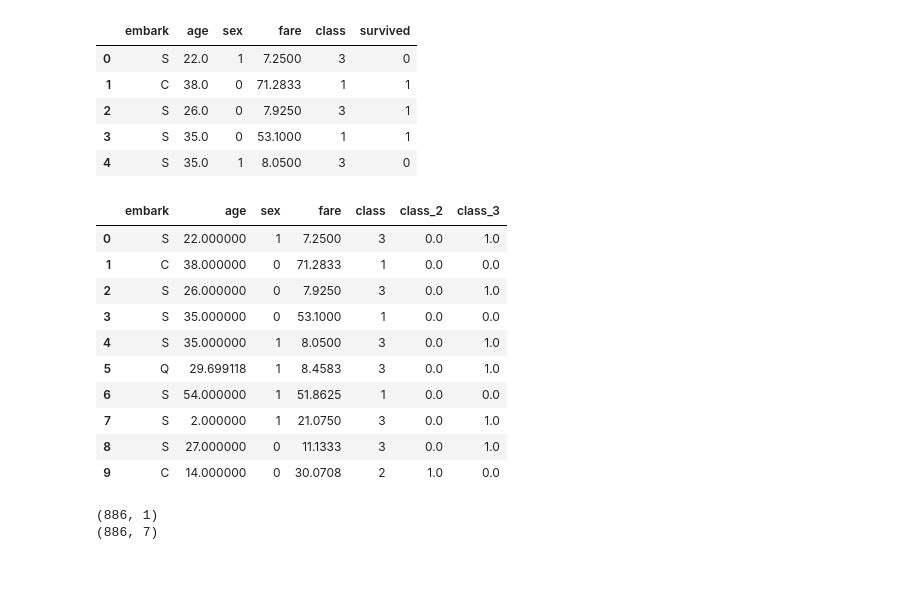
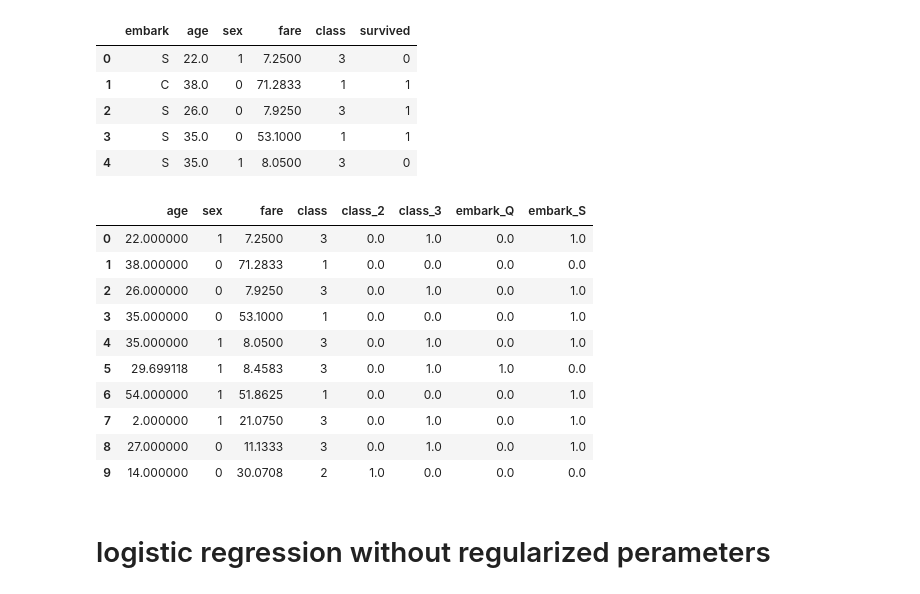
Before and after one commit to sakib-hasan-11/Titanic-survival-prediction-, a Jupyter notebook: titanic survival prediction.ipynb, the cells around one changed output. Drawn from its saved outputs; the diff is of its cells as text; code cells hidden in the pictures.

```diff
--- a/titanic survival prediction.ipynb
+++ b/titanic survival prediction.ipynb
@@ -112,30 +115,25 @@ x.drop('survived',axis=1,inplace=True)
 # %%
 # hot_encoding the class columns
 encode = OneHotEncoder(drop='first',sparse_output=False)
-encoded = encode.fit_transform(x[['class']])
-class_df = pd.DataFrame(encoded,columns=encode.get_feature_names_out(['class']))
+encoded = encode.fit_transform(x[['class','embark']])
+class_df = pd.DataFrame(encoded,columns=encode.get_feature_names_out(['class','embark']))
 class_df.reset_index(drop=True, inplace=True)
 x = x.reset_index(drop=True)
 features = pd.concat([x,class_df],axis= 1 )
+features.drop('embark',axis=1,inplace=True) # after encding delteing the categorical columns
 features.head(10)
 # %% [output]
-|  | embark | age | sex | fare | class | class_2 | class_3 |
-| 0 | S | 22.000000 | 1 | 7.2500 | 3 | 0.0 | 1.0 |
-| 1 | C | 38.000000 | 0 | 71.2833 | 1 | 0.0 | 0.0 |
-| 2 | S | 26.000000 | 0 | 7.9250 | 3 | 0.0 | 1.0 |
-| 3 | S | 35.000000 | 0 | 53.1000 | 1 | 0.0 | 0.0 |
-| 4 | S | 35.000000 | 1 | 8.0500 | 3 | 0.0 | 1.0 |
-| 5 | Q | 29.699118 | 1 | 8.4583 | 3 | 0.0 | 1.0 |
-| 6 | S | 54.000000 | 1 | 51.8625 | 1 | 0.0 | 0.0 |
-| 7 | S | 2.000000 | 1 | 21.0750 | 3 | 0.0 | 1.0 |
-| 8 | S | 27.000000 | 0 | 11.1333 | 3 | 0.0 | 1.0 |
-| 9 | C | 14.000000 | 0 | 30.0708 | 2 | 1.0 | 0.0 |
+|  | age | sex | fare | class | class_2 | class_3 | embark_Q | embark_S |
+| 0 | 22.000000 | 1 | 7.2500 | 3 | 0.0 | 1.0 | 0.0 | 1.0 |
+| 1 | 38.000000 | 0 | 71.2833 | 1 | 0.0 | 0.0 | 0.0 | 0.0 |
+| 2 | 26.000000 | 0 | 7.9250 | 3 | 0.0 | 1.0 | 0.0 | 1.0 |
+| 3 | 35.000000 | 0 | 53.1000 | 1 | 0.0 | 0.0 | 0.0 | 1.0 |
+| 4 | 35.000000 | 1 | 8.0500 | 3 | 0.0 | 1.0 | 0.0 | 1.0 |
+| 5 | 29.699118 | 1 | 8.4583 | 3 | 0.0 | 1.0 | 1.0 | 0.0 |
+| 6 | 54.000000 | 1 | 51.8625 | 1 | 0.0 | 0.0 | 0.0 | 1.0 |
+| 7 | 2.000000 | 1 | 21.0750 | 3 | 0.0 | 1.0 | 0.0 | 1.0 |
+| 8 | 27.000000 | 0 | 11.1333 | 3 | 0.0 | 1.0 | 0.0 | 1.0 |
+| 9 | 14.000000 | 0 | 30.0708 | 2 | 1.0 | 0.0 | 0.0 | 0.0 |
-# %%
-print(y.shape)
-print(features.shape)
-# %% [output]
-(886, 1)
-(886, 7)
 # %%
 from sklearn.model_selection import train_test_split
 from sklearn.linear_model import LogisticRegression
@@ -143,0 +142,2 @@ x_train,x_test,y_train,y_test = train_test_split(features,y,random_state= 40,tes
+# %% [markdown]
+# logistic regression without regularized perameters
```
Also changed, not shown: parts of 7 cells of this notebook.
